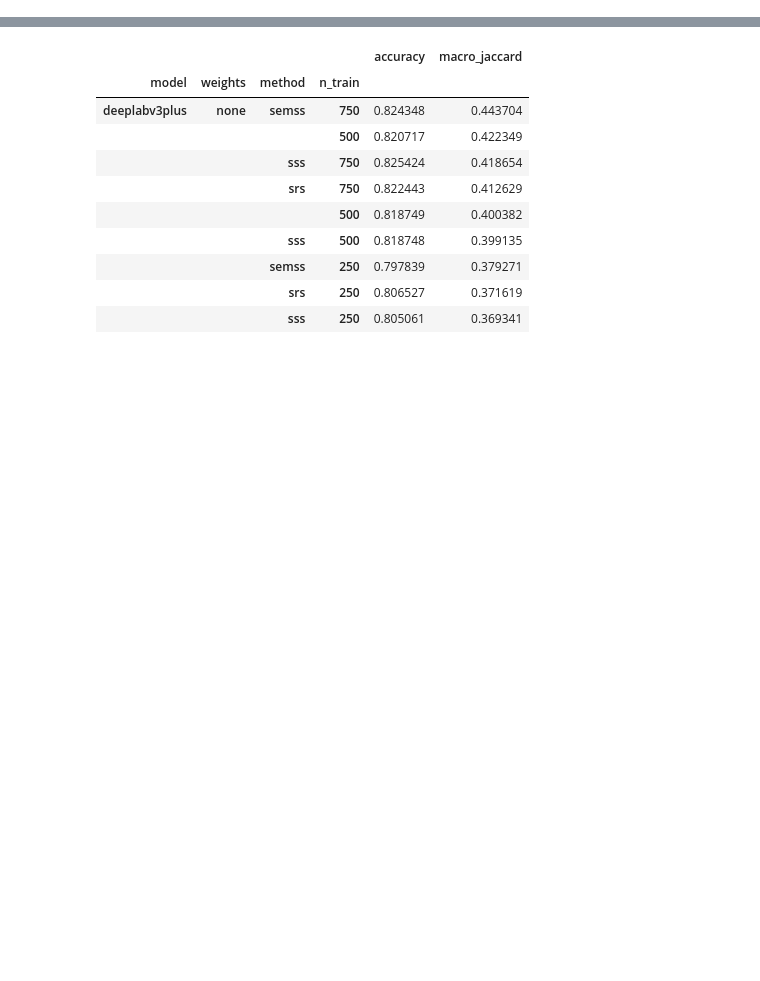
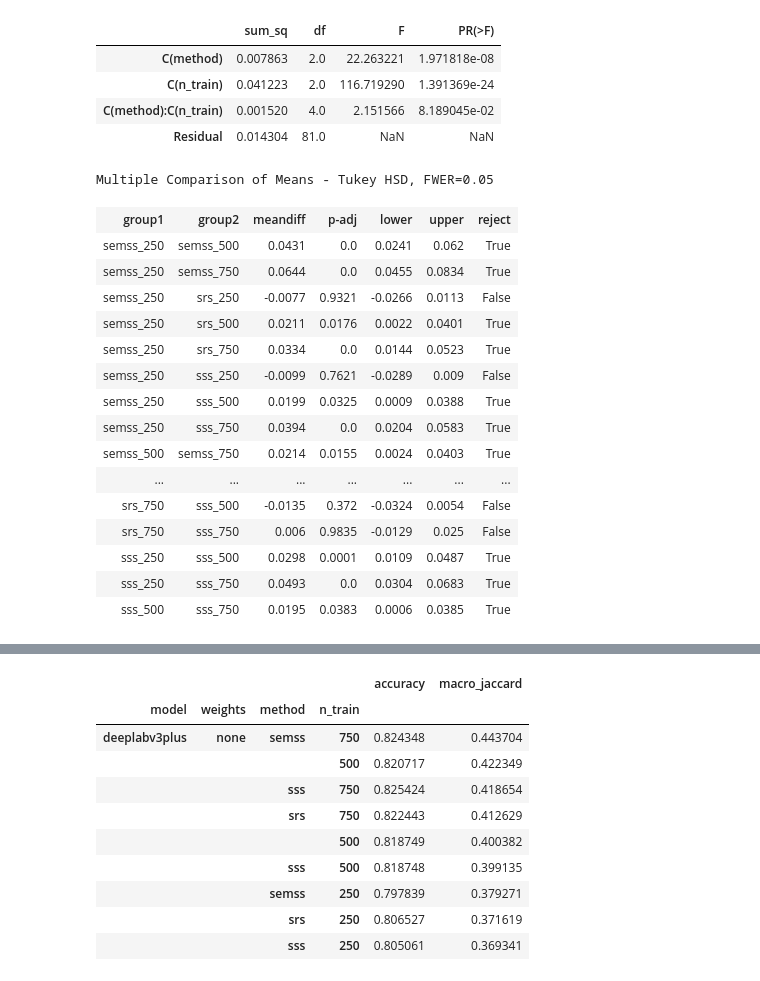
Before and after one commit to DakotaHester/ms-land-cover, a Jupyter notebook: cpb_results.ipynb, the cells around one changed output, grey strips where cells are left out. Saved outputs shown, nothing was run; the diff lists cells and outputs as text; code cells hidden in the pictures; blank space fills up the shorter version.

```diff
--- a/cpb_results.ipynb
+++ b/cpb_results.ipynb
@@ -50,0 +168,43 @@ display(metrics_df)
+# %%
+# metrics_df_750 = metrics_df.loc[metrics_df['n_train'] == 750][['macro_jaccard', 'method', 'rep']]
+metrics_df_750 = metrics_df[['macro_jaccard', 'method', 'rep', 'n_train']]
+metrics_df_750 = metrics_df_750.groupby(['rep', 'method', 'n_train']).mean()
+metrics_df_750 = metrics_df_750.reset_index()
+
+anova = sm.stats.anova_lm(sm.OLS.from_formula('macro_jaccard ~ C(method) + C(n_train) + C(method):C(n_train)', data=metrics_df_750.reset_index()).fit(), typ=2)
+
+
+metrics_df_750['group'] = metrics_df_750['method'].astype(str) + '_' + metrics_df_750['n_train'].astype(str)
+
+tukey_results_avg = pairwise_tukeyhsd(
+    endog=metrics_df_750['macro_jaccard'],
+    # groups=metrics_df_750['method'],
+    groups=metrics_df_750['group'],
+    alpha=0.05
+)
+
+display(anova)
+display(tukey_results_avg.summary())
+# %% [output]
+|  | sum_sq | df | F | PR(>F) |
+| C(method) | 0.007863 | 2.0 | 22.263221 | 1.971818e-08 |
+| C(n_train) | 0.041223 | 2.0 | 116.719290 | 1.391369e-24 |
+| C(method):C(n_train) | 0.001520 | 4.0 | 2.151566 | 8.189045e-02 |
+| Residual | 0.014304 | 81.0 | NaN | NaN |
+Multiple Comparison of Means - Tukey HSD, FWER=0.05
+| group1 | group2 | meandiff | p-adj | lower | upper | reject |
+| semss_250 | semss_500 | 0.0431 | 0.0 | 0.0241 | 0.062 | True |
+| semss_250 | semss_750 | 0.0644 | 0.0 | 0.0455 | 0.0834 | True |
+| semss_250 | srs_250 | -0.0077 | 0.9321 | -0.0266 | 0.0113 | False |
+| semss_250 | srs_500 | 0.0211 | 0.0176 | 0.0022 | 0.0401 | True |
+| semss_250 | srs_750 | 0.0334 | 0.0 | 0.0144 | 0.0523 | True |
+| semss_250 | sss_250 | -0.0099 | 0.7621 | -0.0289 | 0.009 | False |
+| semss_250 | sss_500 | 0.0199 | 0.0325 | 0.0009 | 0.0388 | True |
+| semss_250 | sss_750 | 0.0394 | 0.0 | 0.0204 | 0.0583 | True |
+| semss_500 | semss_750 | 0.0214 | 0.0155 | 0.0024 | 0.0403 | True |
+| ... | ... | ... | ... | ... | ... | ... |
+| srs_750 | sss_500 | -0.0135 | 0.372 | -0.0324 | 0.0054 | False |
+| srs_750 | sss_750 | 0.006 | 0.9835 | -0.0129 | 0.025 | False |
+| sss_250 | sss_500 | 0.0298 | 0.0001 | 0.0109 | 0.0487 | True |
+| sss_250 | sss_750 | 0.0493 | 0.0 | 0.0304 | 0.0683 | True |
+| sss_500 | sss_750 | 0.0195 | 0.0383 | 0.0006 | 0.0385 | True |
```
Also changed, not shown: parts of 6 cells of this notebook, 24 other files.
